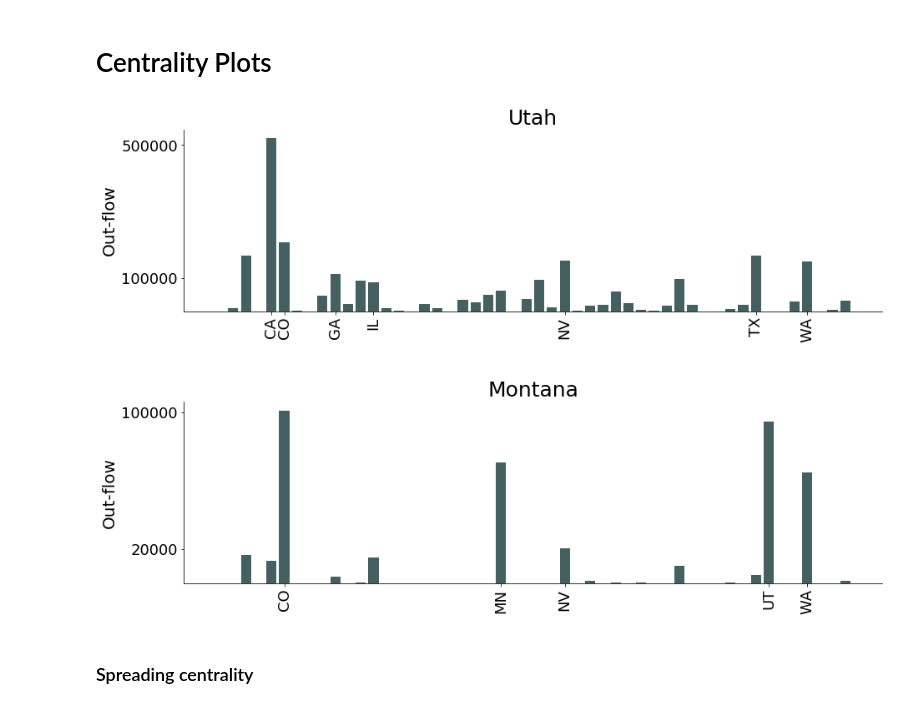
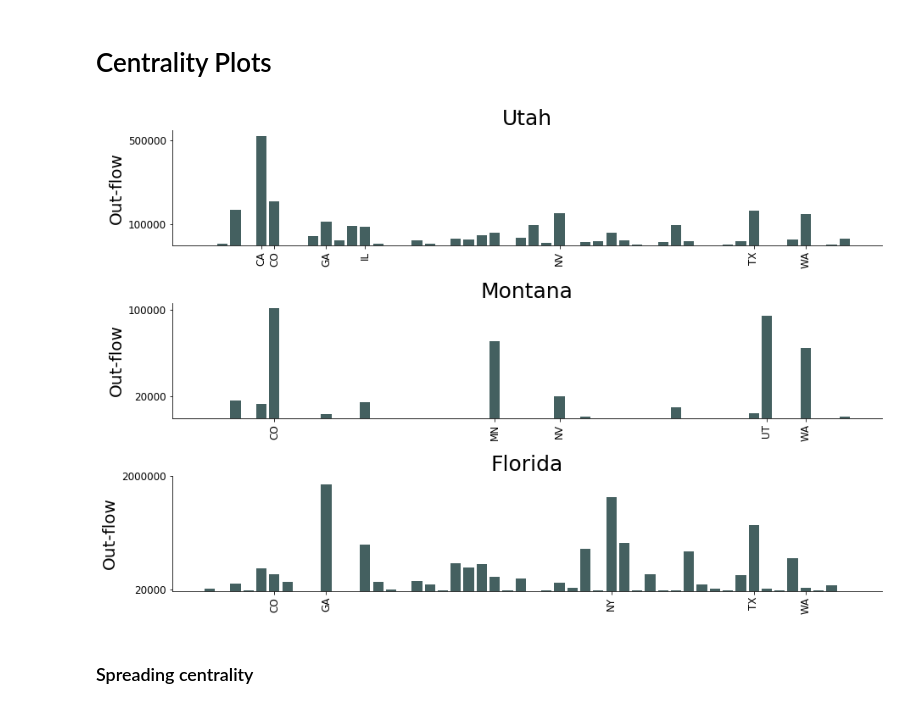
Before and after one commit to klepikhina/CSCI5352-AirTravelInfluenza, a Jupyter notebook: Code/simulations.ipynb, the cells around one changed output. Cells and saved outputs as stored; diff of their text form; code cells hidden in the pictures.

```diff
--- a/Code/simulations.ipynb
+++ b/Code/simulations.ipynb
@@ -334,41 +331,51 @@ for year, quarterly_travel in A_dict.items():
 ut_travel /= ctr
 mt_travel /= ctr
 
-fig, ax = plt.subplots(2, 1, figsize=(15, 10))
+fig, ax = plt.subplots(3, 1, figsize=(15, 10))
 
 ax[0].bar(range(50), ut_travel, color="darkslategrey", alpha=0.9)
 ax[1].bar(range(50), mt_travel, color="darkslategrey", alpha=0.9)
+ax[2].bar(range(50), fl_travel, color="darkslategrey", alpha=0.9)
 
 state_ids = [4, 5, 9, 12, 27, 42, 46]
 state_abbs = [stats_abb_ord_list[abb_id] for abb_id in state_ids]
 
 ax[0].set_xticks(state_ids)
 ax[0].set_xticklabels(state_abbs, rotation="90")
 ax[0].set_yticks([1e5, 5e5])#, ["1e5", "2e5", "3e5", "4e5", "5e5"])
 
 ax[0].set_title("Utah", fontsize=25)
 ax[0].set_ylabel("Out-flow", fontsize=20)
 
 
 state_ids = [5, 22, 27, 43, 46]
 state_abbs = [stats_abb_ord_list[abb_id] for abb_id in state_ids]
 ax[1].set_xticks(state_ids)
 ax[1].set_xticklabels(state_abbs, rotation="90")
 ax[1].set_yticks([0.2e5, 1e5])#, ["1e5", "2e5", "3e5", "4e5", "5e5"])
 
 ax[1].set_title("Montana", fontsize=25)
 ax[1].set_ylabel("Out-flow", fontsize=20)
 
+state_ids = [5, 9, 31, 42, 46]
+state_abbs = [stats_abb_ord_list[abb_id] for abb_id in state_ids]
+ax[2].set_xticks(state_ids)
+ax[2].set_xticklabels(state_abbs, rotation="90")
+ax[2].set_yticks([0.2e5, 2e6])#, ["1e5", "2e5", "3e5", "4e5", "5e5"])
+
+ax[2].set_title("Florida", fontsize=25)
+ax[2].set_ylabel("Out-flow", fontsize=20)
+
 fig.subplots_adjust(hspace=0.5)
 
 # plt.gca().invert_yaxis()
 # plt.xticks([])
 
-plt.savefig("../figures/utmt-out-degree.PNG", dpi=200, bbox_inches="tight")
+# plt.savefig("../figures/utmt-out-degree.PNG", dpi=200, bbox_inches="tight")
 
 plt.show()
 # %% [output]
-[figure, old version]
+[figure, new version]
 # %%
 closeness_centrality = np.zeros((50,))
 ctr = 0
```
Also changed, not shown: parts of 9 cells of this notebook, 2 other files.
